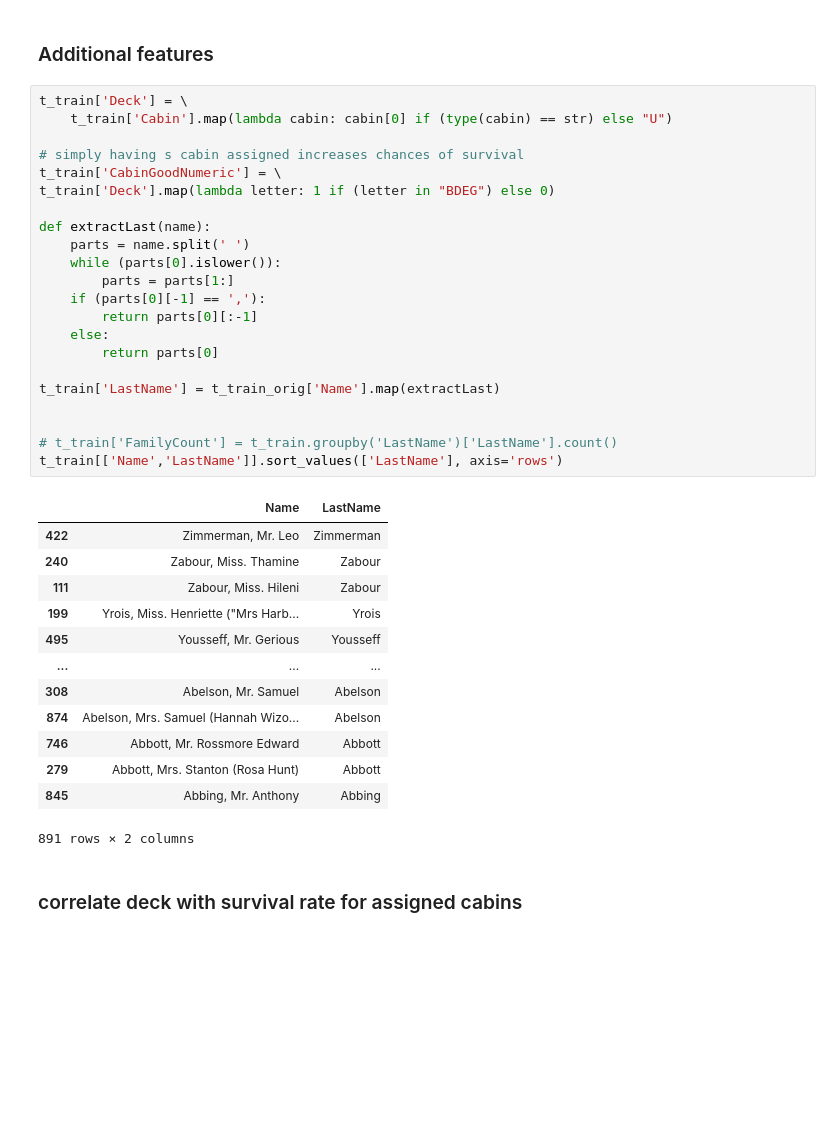
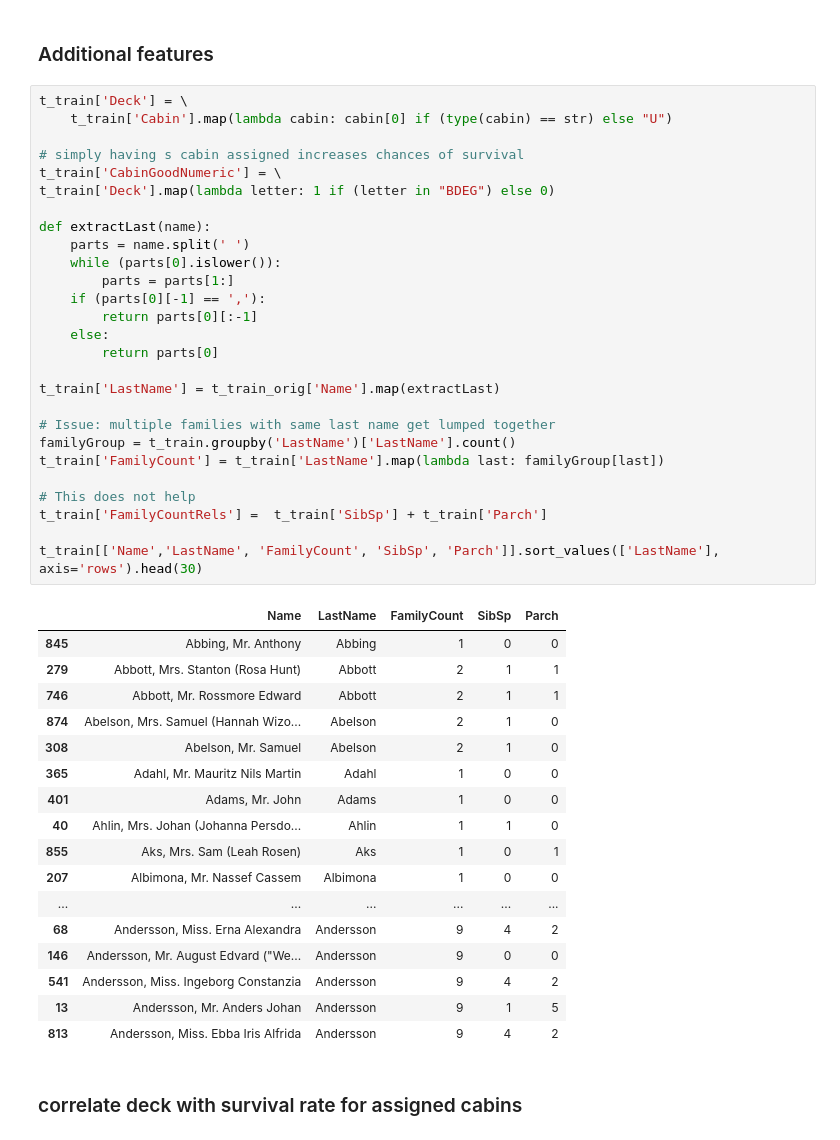
Before and after one commit to osofariu/titanic-kaggle, a Jupyter notebook: notebooks/titanic.ipynb, the cells around one changed output. Drawn from its saved outputs; the diff is of its cells as text; blank space fills up the shorter version.

```diff
--- a/notebooks/titanic.ipynb
+++ b/notebooks/titanic.ipynb
@@ -203,39 +203,48 @@ Accuracy: 0.7761194029850746
 # %%
 t_train['Deck'] = \
     t_train['Cabin'].map(lambda cabin: cabin[0] if (type(cabin) == str) else "U")
 
 # simply having s cabin assigned increases chances of survival
 t_train['CabinGoodNumeric'] = \
 t_train['Deck'].map(lambda letter: 1 if (letter in "BDEG") else 0)
 
 def extractLast(name):
     parts = name.split(' ')
     while (parts[0].islower()):
         parts = parts[1:]
     if (parts[0][-1] == ','):
         return parts[0][:-1]
     else:
         return parts[0]
 
 t_train['LastName'] = t_train_orig['Name'].map(extractLast)
 
+# Issue: multiple families with same last name get lumped together
+familyGroup = t_train.groupby('LastName')['LastName'].count()
+t_train['FamilyCount'] = t_train['LastName'].map(lambda last: familyGroup[last])
 
-# t_train['FamilyCount'] = t_train.groupby('LastName')['LastName'].count()
-t_train[['Name','LastName']].sort_values(['LastName'], axis='rows')
+# This does not help
+t_train['FamilyCountRels'] =  t_train['SibSp'] + t_train['Parch']
+
+t_train[['Name','LastName', 'FamilyCount', 'SibSp', 'Parch']].sort_values(['LastName'], axis='rows').head(30)
 # %% [output]
-|  | Name | LastName |
-| 422 | Zimmerman, Mr. Leo | Zimmerman |
-| 240 | Zabour, Miss. Thamine | Zabour |
-| 111 | Zabour, Miss. Hileni | Zabour |
-| 199 | Yrois, Miss. Henriette ("Mrs Harb... | Yrois |
-| 495 | Yousseff, Mr. Gerious | Yousseff |
-| ... | ... | ... |
-| 308 | Abelson, Mr. Samuel | Abelson |
-| 874 | Abelson, Mrs. Samuel (Hannah Wizo... | Abelson |
-| 746 | Abbott, Mr. Rossmore Edward | Abbott |
-| 279 | Abbott, Mrs. Stanton (Rosa Hunt) | Abbott |
-| 845 | Abbing, Mr. Anthony | Abbing |
+|  | Name | LastName | FamilyCount | SibSp | Parch |
+| 845 | Abbing, Mr. Anthony | Abbing | 1 | 0 | 0 |
+| 279 | Abbott, Mrs. Stanton (Rosa Hunt) | Abbott | 2 | 1 | 1 |
+| 746 | Abbott, Mr. Rossmore Edward | Abbott | 2 | 1 | 1 |
+| 874 | Abelson, Mrs. Samuel (Hannah Wizo... | Abelson | 2 | 1 | 0 |
+| 308 | Abelson, Mr. Samuel | Abelson | 2 | 1 | 0 |
+| 365 | Adahl, Mr. Mauritz Nils Martin | Adahl | 1 | 0 | 0 |
+| 401 | Adams, Mr. John | Adams | 1 | 0 | 0 |
+| 40 | Ahlin, Mrs. Johan (Johanna Persdo... | Ahlin | 1 | 1 | 0 |
+| 855 | Aks, Mrs. Sam (Leah Rosen) | Aks | 1 | 0 | 1 |
+| 207 | Albimona, Mr. Nassef Cassem | Albimona | 1 | 0 | 0 |
+| ... | ... | ... | ... | ... | ... |
+| 68 | Andersson, Miss. Erna Alexandra | Andersson | 9 | 4 | 2 |
+| 146 | Andersson, Mr. August Edvard ("We... | Andersson | 9 | 0 | 0 |
+| 541 | Andersson, Miss. Ingeborg Constanzia | Andersson | 9 | 4 | 2 |
+| 13 | Andersson, Mr. Anders Johan | Andersson | 9 | 1 | 5 |
+| 813 | Andersson, Miss. Ebba Iris Alfrida | Andersson | 9 | 4 | 2 |
-891 rows × 2 columns
 # %% [markdown]
 ### correlate deck with survival rate for assigned cabins
 # %%
```
Also changed, not shown: parts of 4 cells of this notebook.
